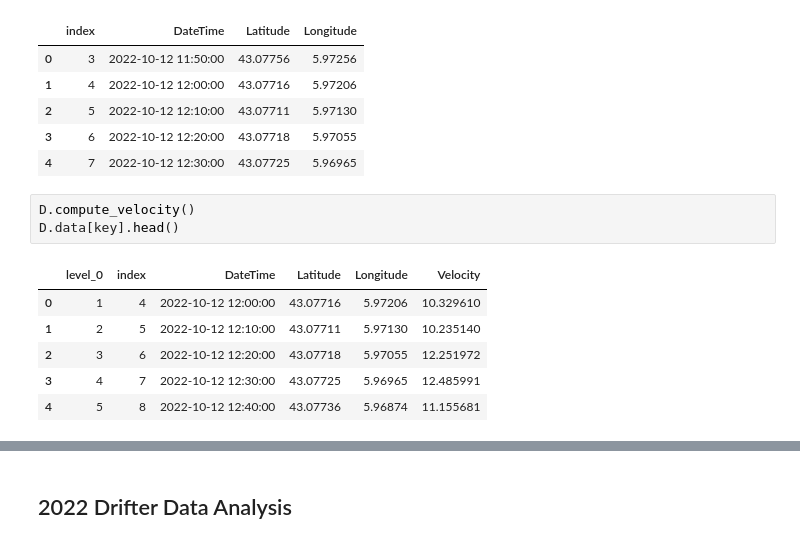
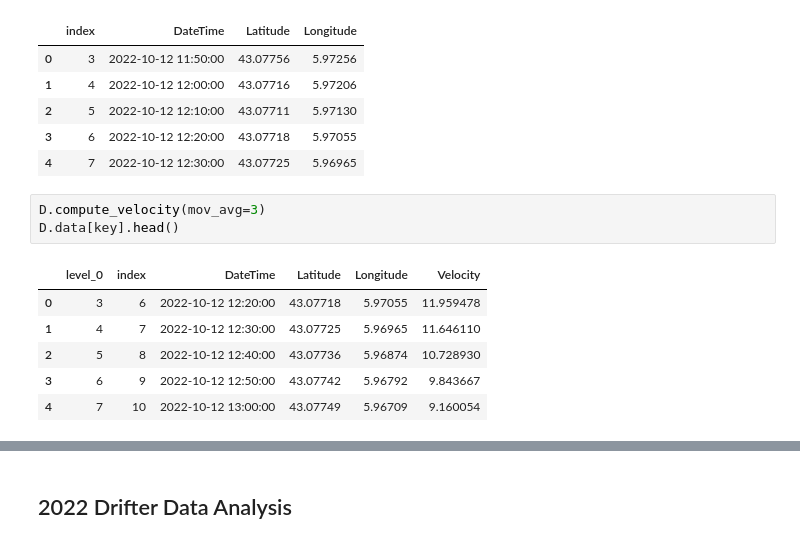
Before and after one commit to olanrewajufarooq/OceanographyAnalysis, a Jupyter notebook: Python/drifter.ipynb, the cells around one changed output, grey strips where cells are left out. Cells and saved outputs as stored; diff of their text form.

```diff
--- a/Python/drifter.ipynb
+++ b/Python/drifter.ipynb
@@ -411,15 +471,15 @@ See the caveats in the documentation: https://pandas.pydata.org/pandas-docs/stab
 | 3 | 6 | 2022-10-12 12:20:00 | 43.07718 | 5.97055 |
 | 4 | 7 | 2022-10-12 12:30:00 | 43.07725 | 5.96965 |
 # %%
-D.compute_velocity()
+D.compute_velocity(mov_avg=3)
 D.data[key].head()
 # %% [output]
 |  | level_0 | index | DateTime | Latitude | Longitude | Velocity |
-| 0 | 1 | 4 | 2022-10-12 12:00:00 | 43.07716 | 5.97206 | 10.329610 |
-| 1 | 2 | 5 | 2022-10-12 12:10:00 | 43.07711 | 5.97130 | 10.235140 |
-| 2 | 3 | 6 | 2022-10-12 12:20:00 | 43.07718 | 5.97055 | 12.251972 |
-| 3 | 4 | 7 | 2022-10-12 12:30:00 | 43.07725 | 5.96965 | 12.485991 |
-| 4 | 5 | 8 | 2022-10-12 12:40:00 | 43.07736 | 5.96874 | 11.155681 |
+| 0 | 3 | 6 | 2022-10-12 12:20:00 | 43.07718 | 5.97055 | 11.959478 |
+| 1 | 4 | 7 | 2022-10-12 12:30:00 | 43.07725 | 5.96965 | 11.646110 |
+| 2 | 5 | 8 | 2022-10-12 12:40:00 | 43.07736 | 5.96874 | 10.728930 |
+| 3 | 6 | 9 | 2022-10-12 12:50:00 | 43.07742 | 5.96792 | 9.843667 |
+| 4 | 7 | 10 | 2022-10-12 13:00:00 | 43.07749 | 5.96709 | 9.160054 |
 # %%
 D.plot_trajectories()
 D.map
```
Also changed, not shown: parts of 10 cells of this notebook, 1 other file.
